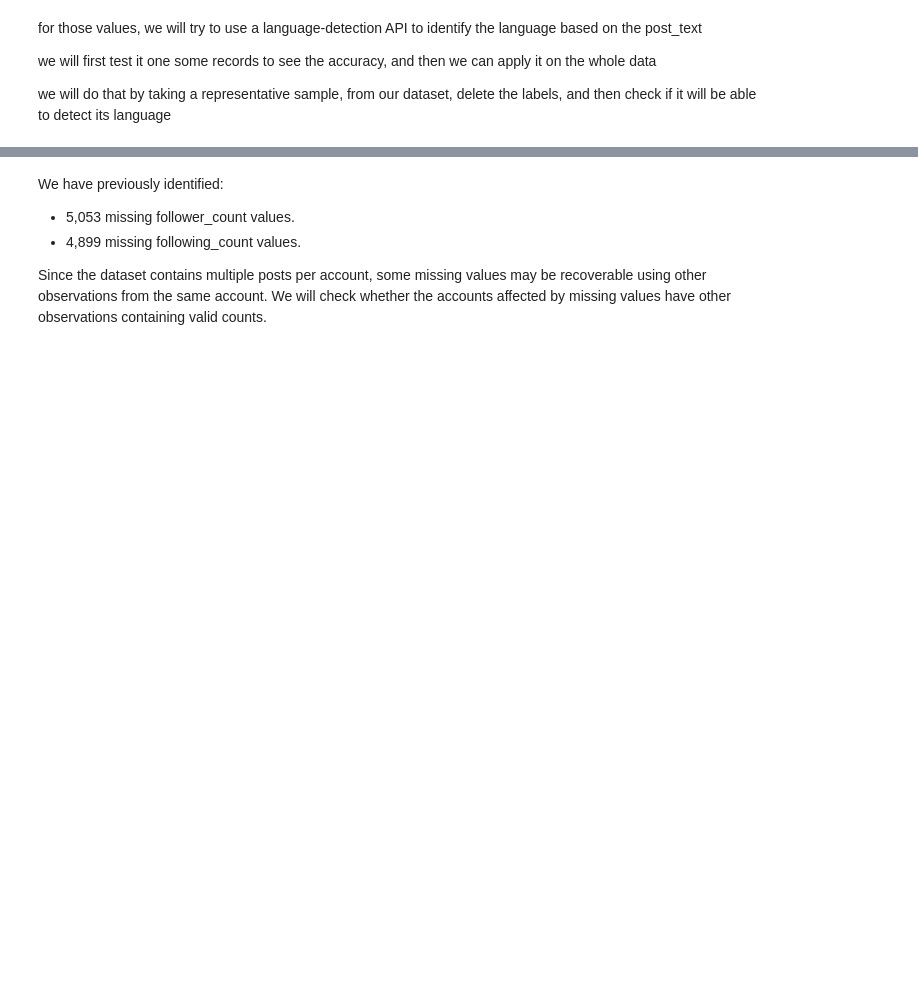
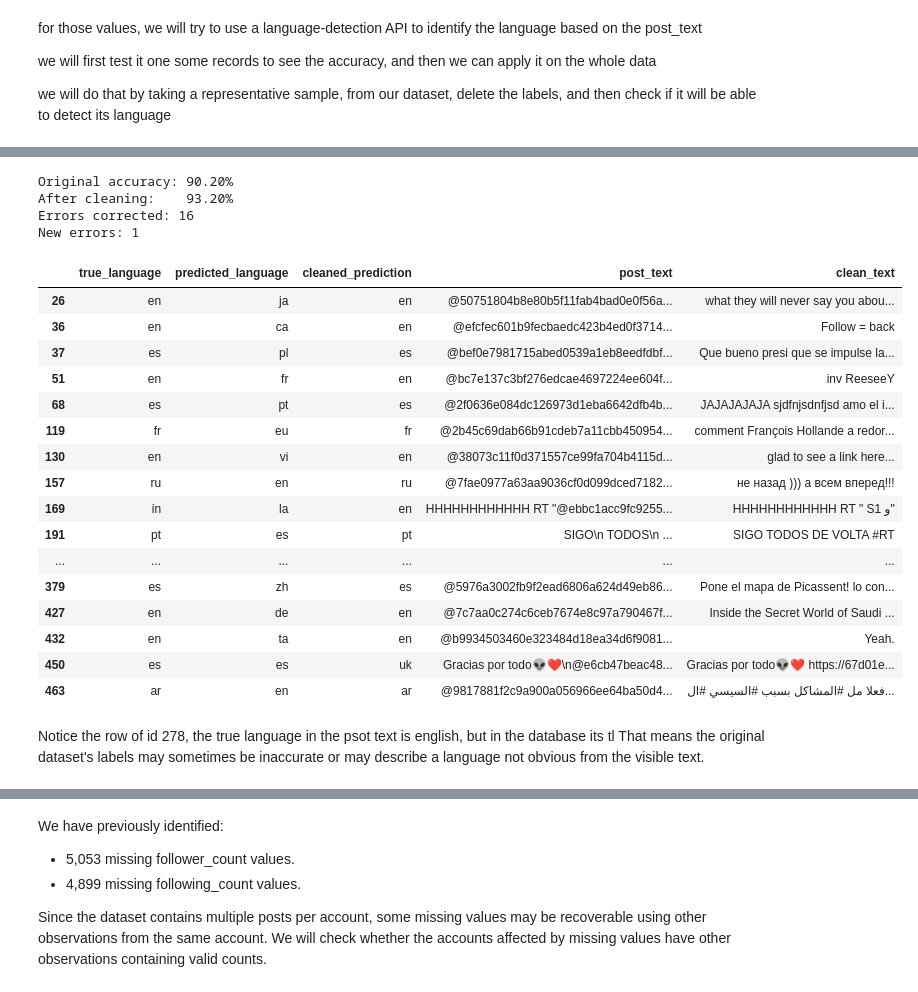
Before and after one commit to OsamaAawad/Data-Mining-Project-, a Jupyter notebook: notebooks/02-dataQualityAssessment.ipynb, the cells around one changed output, grey strips where cells are left out. Saved outputs shown, nothing was run; the diff lists cells and outputs as text; code cells hidden in the pictures; blank space fills up the shorter version.

```diff
--- a/notebooks/02-dataQualityAssessment.ipynb
+++ b/notebooks/02-dataQualityAssessment.ipynb
@@ -1629,0 +1903,68 @@ API key found: True
+# %%
+def predict_cleaned_language(text):
+    if not any(char.isalpha() for char in text):
+        return "unknown"
+
+    return detect(text, model="lite", k=1)[0]["lang"]
+
+test_df["cleaned_prediction"] = (
+    test_df["clean_text"].apply(predict_cleaned_language)
+)
+# %%
+language_mapping = {
+    "in": "id",
+    "iw": "he",
+    "ji": "yi"
+}
+
+true = test_df["true_language"].replace(language_mapping)
+original = test_df["predicted_language"].replace(language_mapping)
+cleaned = test_df["cleaned_prediction"].replace(language_mapping)
+
+original_correct = true == original
+cleaned_correct = true == cleaned
+
+print(f"Original accuracy: {original_correct.mean() * 100:.2f}%")
+print(f"After cleaning:    {cleaned_correct.mean() * 100:.2f}%")
+
+print("Errors corrected:", ((~original_correct) & cleaned_correct).sum())
+print("New errors:", (original_correct & (~cleaned_correct)).sum())
+
+# Examine predictions that changed
+display(
+    test_df.loc[
+        original != cleaned,
+        [
+            "true_language",
+            "predicted_language",
+            "cleaned_prediction",
+            "post_text",
+            "clean_text"
+        ]
+    ].head(20)
+)
+# %% [output]
+Original accuracy: 90.20%
+After cleaning:    93.20%
+Errors corrected: 16
+New errors: 1
+|  | true_language | predicted_language | cleaned_prediction | post_text | clean_text |
+| 26 | en | ja | en | @50751804b8e80b5f11fab4bad0e0f56a... | what they will never say you abou... |
+| 36 | en | ca | en | @efcfec601b9fecbaedc423b4ed0f3714... | Follow = back |
+| 37 | es | pl | es | @bef0e7981715abed0539a1eb8eedfdbf... | Que bueno presi que se impulse la... |
+| 51 | en | fr | en | @bc7e137c3bf276edcae4697224ee604f... | inv ReeseeY |
+| 68 | es | pt | es | @2f0636e084dc126973d1eba6642dfb4b... | JAJAJAJAJA sjdfnjsdnfjsd amo el i... |
+| 119 | fr | eu | fr | @2b45c69dab66b91cdeb7a11cbb450954... | comment François Hollande a redor... |
+| 130 | en | vi | en | @38073c11f0d371557ce99fa704b4115d... | glad to see a link here... |
+| 157 | ru | en | ru | @7fae0977a63aa9036cf0d099dced7182... | не назад ))) а всем вперед!!! |
+| 169 | in | la | en | HHHHHHHHHHHH RT "@ebbc1acc9fc9255... | HHHHHHHHHHHH RT " S1 و" |
+| 191 | pt | es | pt | SIGO\n TODOS\n ... | SIGO TODOS DE VOLTA #RT |
+| ... | ... | ... | ... | ... | ... |
+| 379 | es | zh | es | @5976a3002fb9f2ead6806a624d49eb86... | Pone el mapa de Picassent! lo con... |
+| 427 | en | de | en | @7c7aa0c274c6ceb7674e8c97a790467f... | Inside the Secret World of Saudi ... |
+| 432 | en | ta | en | @b9934503460e323484d18ea34d6f9081... | Yeah. |
+| 450 | es | es | uk | Gracias por todo👽❤\n@e6cb47beac48... | Gracias por todo👽❤ https://67d01e... |
+| 463 | ar | en | ar | @9817881f2c9a900a056966ee64ba50d4... | فعلا مل #المشاكل بسبب #السيسي #ال... |
+# %% [markdown]
+Notice the row of id 278, the true language in the psot text is english, but in the database its tl
+That means the original dataset's labels may sometimes be inaccurate or may describe a language not obvious from the visible text.
```
Also changed, not shown: parts of 52 cells of this notebook, 3 other files.
